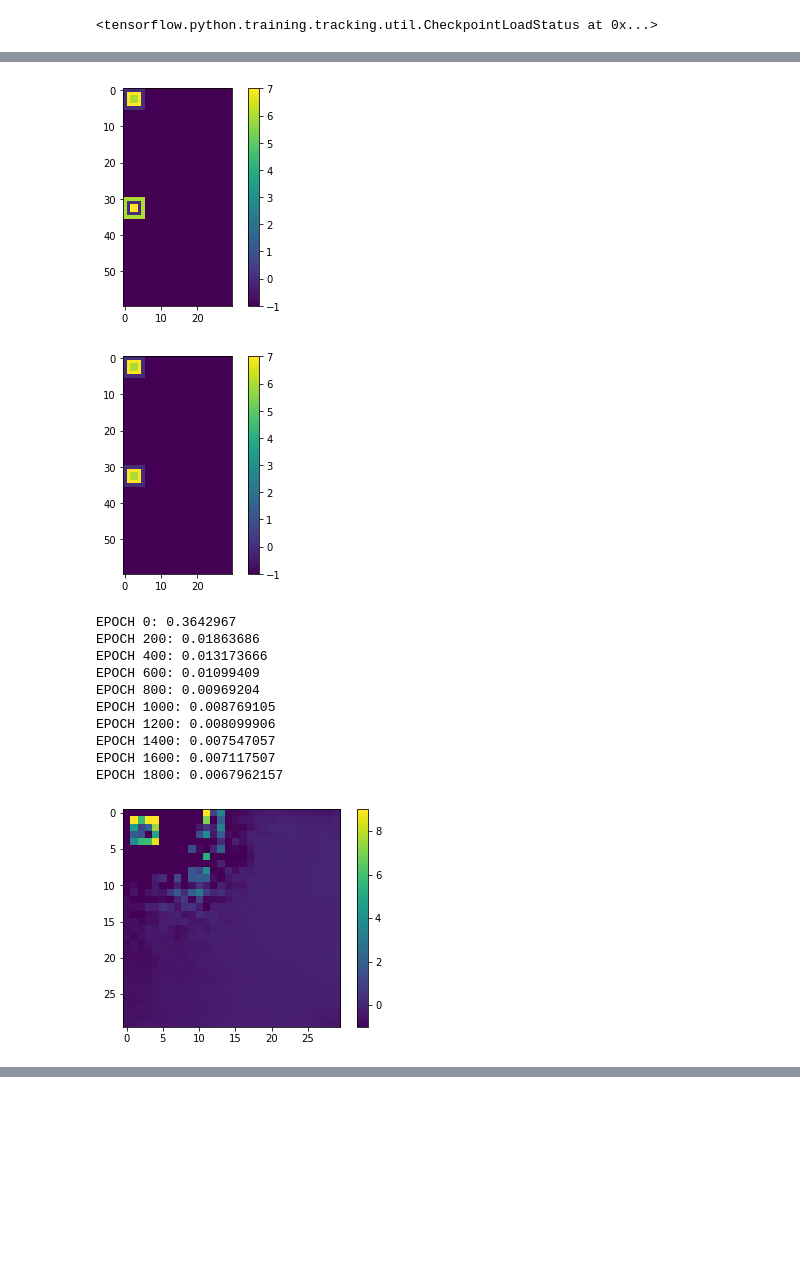
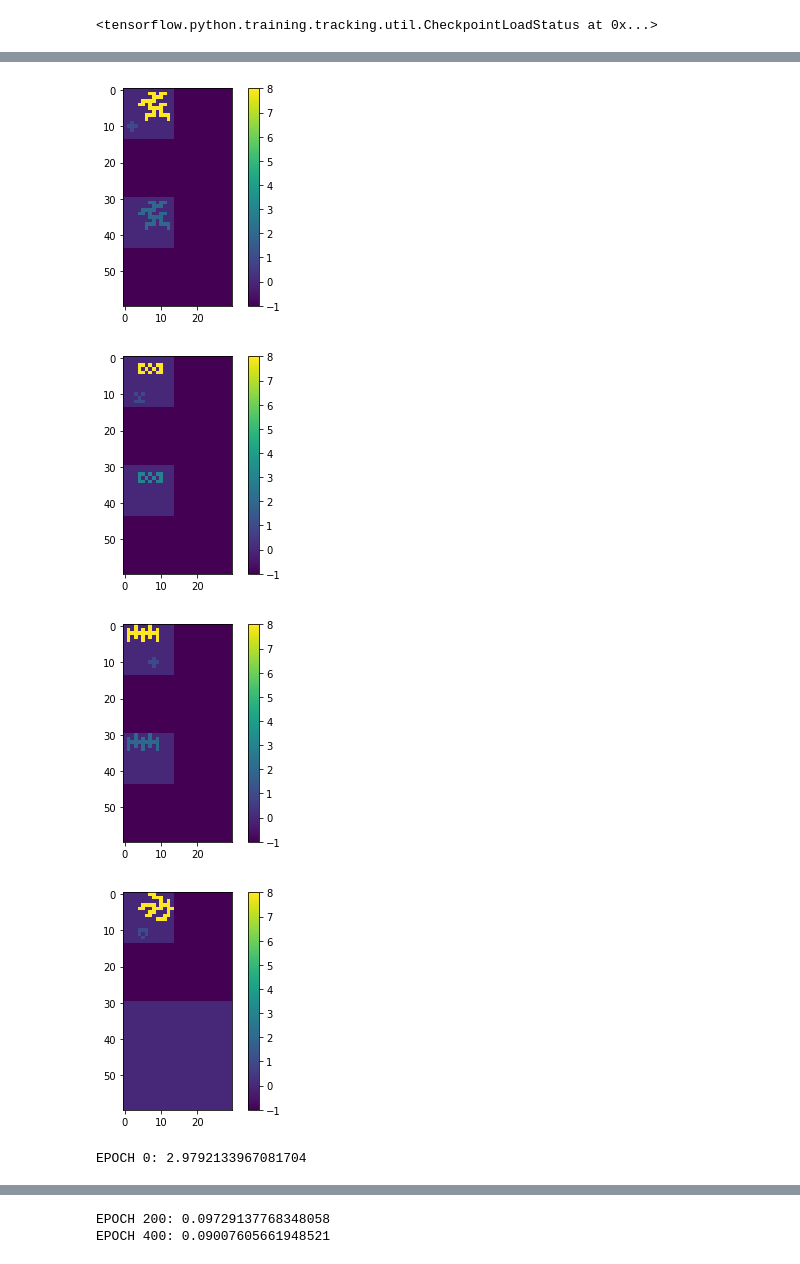
Before and after one commit to HarveyBrezinaConniffe/ARC, a Jupyter notebook: AI.ipynb, the cells around one changed output, grey strips where cells are left out. Drawn from its saved outputs; the diff is of its cells as text; code cells hidden in the pictures; blank space fills up the shorter version.

Commit message:
Just did some random stuff.

```diff
--- a/AI.ipynb
+++ b/AI.ipynb
@@ -217,3 +227,9 @@ model = get_siamese_model((60, 30, 1))
 model.load_weights("bestCheckpoint/best")
 # %% [output]
 <tensorflow.python.training.tracking.util.CheckpointLoadStatus at 0x...>
+# %%
+n = 15
+print(len(Xv[n]))
+plt.imshow(Xv[n][0].reshape(60, 30))
+plt.colorbar()
+plt.show()
@@ -220,28 +239,29 @@ model.load_weights("bestCheckpoint/best")
 # %%
-plt.imshow(Xt[3][1].reshape(60, 30))
+plt.imshow(Xv[n][0].reshape(60, 30))
 plt.colorbar()
 plt.show()
-sampletask = [np.array([Xt[3][0].reshape(60,30,1)]), np.array([Xt[3][1].reshape(60,30,1)])]
-sampletask[1][0][30:, :, :] = sampletask[1][0][:30, :, :]
-#sampletask[1][0][30:, :, :] = np.random.randint(-1, 11, size=(30, 30, 1))
-plt.imshow(sampletask[1].reshape(60, 30))
+plt.imshow(Xv[n][1].reshape(60, 30))
 plt.colorbar()
 plt.show()
-out = generateTask(sampletask[0].reshape(60, 30), sampletask[1].reshape(60, 30), 20, 2000, model)
+plt.imshow(Xv[n][2].reshape(60, 30))
+plt.colorbar()
+plt.show()
+examples = [Xv[n][0].reshape(60,30,1).astype(np.float64), Xv[n][1].reshape(60,30,1).astype(np.float64), Xv[n][2].reshape(60,30,1).astype(np.float64)]
+cin = np.array([Xv[n][3].reshape(60,30,1)])
+#cin[0][30:, :, :] = cin[0][:30, :, :]
+#cin[0][30:, :, :] = np.random.randint(-1, 10, size=(30, 30, 1))
+cin[0][30:, :, :] = np.zeros((30, 30, 1))
+#sampletask[1][0][30:, :, :] = np.random.randint(-1, 11, size=(30, 30, 1))
+plt.imshow(cin.reshape(60, 30))
+plt.colorbar()
+plt.show()
+out = generateTask(examples, cin, 10, 40000, model)
 plt.imshow(out)
 plt.colorbar()
 plt.show()
 # %% [output]
-[figure, old version]
+[figure, new version]
-[figure, old version]
+[figure, new version]
+[figure, new version]
+[figure, added]
-EPOCH 0: 0.3642967
-EPOCH 200: 0.01863686
-EPOCH 400: 0.013173666
-EPOCH 600: 0.01099409
-EPOCH 800: 0.00969204
-EPOCH 1000: 0.008769105
-EPOCH 1200: 0.008099906
-EPOCH 1400: 0.007547057
-EPOCH 1600: 0.007117507
-EPOCH 1800: 0.0067962157
+EPOCH 0: 2.9792133967081704
-[figure, old version]
@@ -247,0 +269,2 @@ EPOCH 1800: 0.0067962157
+EPOCH 200: 0.09729137768348058
+EPOCH 400: 0.09007605661948521
```
Also changed, not shown: parts of 3 cells of this notebook.
